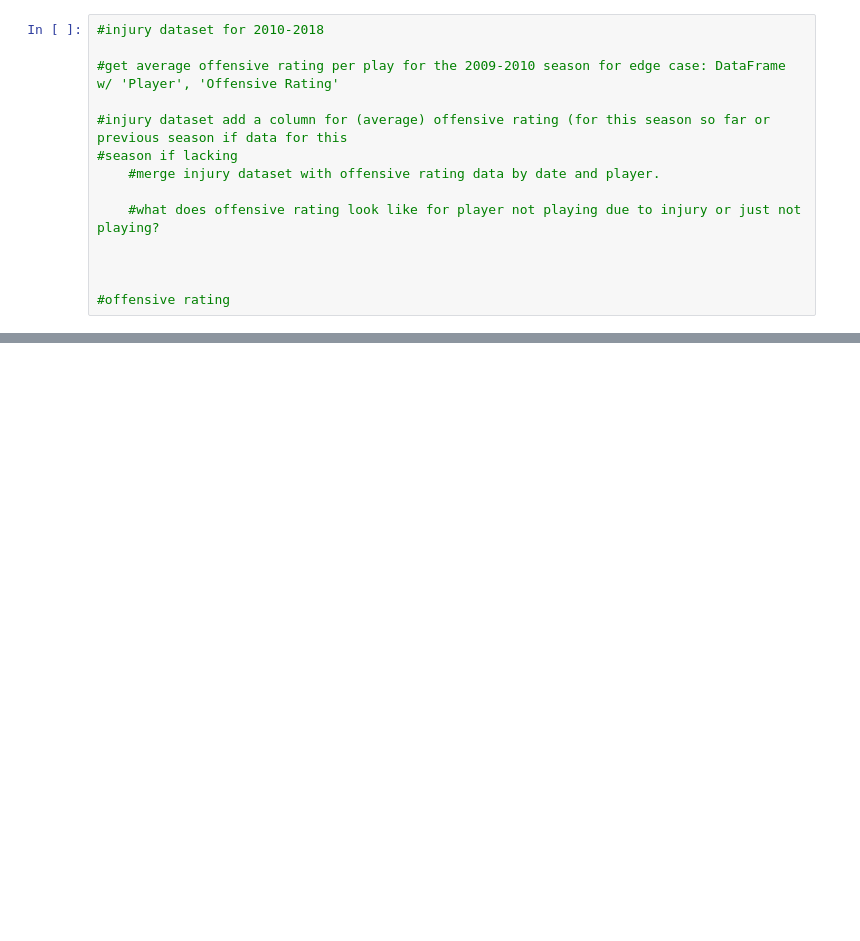
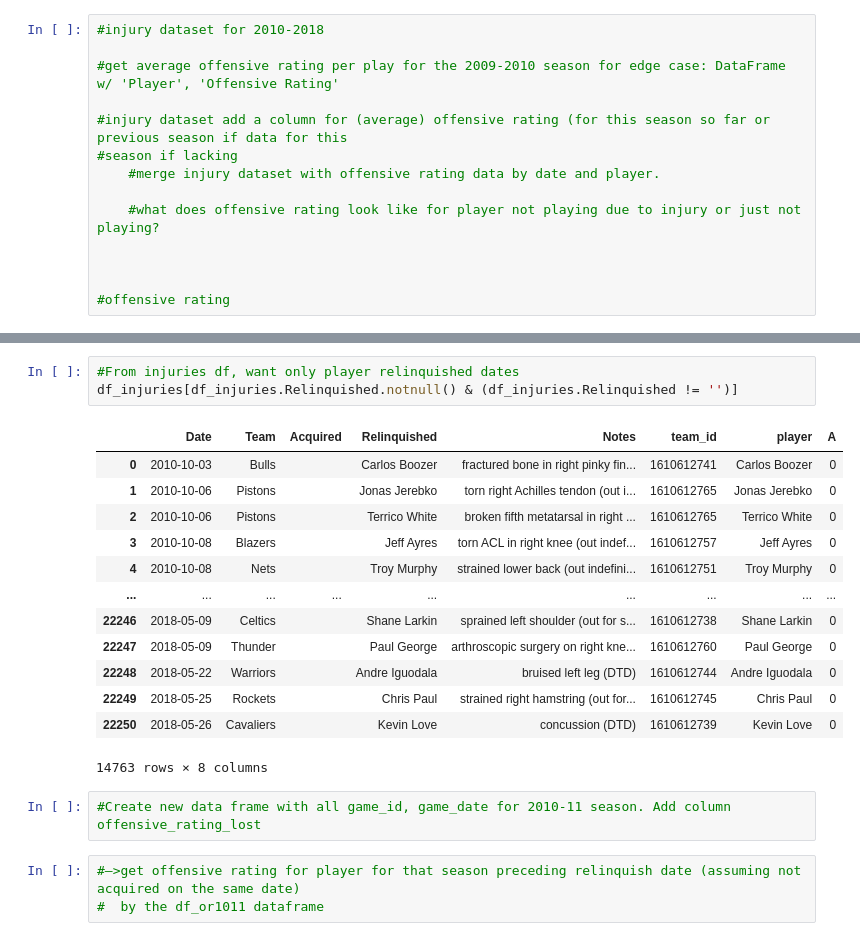
Before and after one commit to pauljacob/DSCapstone2, a Jupyter notebook: 02_Data_Wrangling/csvoutput_02_data_wrangling_6date_team_id_player_name_A_v3.ipynb, the cells around one changed output, grey strips where cells are left out. Cells and saved outputs as stored; diff of their text form; blank space fills up the shorter version.

```diff
--- a/02_Data_Wrangling/csvoutput_02_data_wrangling_6date_team_id_player_name_A_v3.ipynb
+++ b/02_Data_Wrangling/csvoutput_02_data_wrangling_6date_team_id_player_name_A_v3.ipynb
@@ -1007,0 +1111,22 @@ memory usage: 46.4+ MB
+# %%
+#From injuries df, want only player relinquished dates
+df_injuries[df_injuries.Relinquished.notnull() & (df_injuries.Relinquished != '')]
+# %% [output]
+|  | Date | Team | Acquired | Relinquished | Notes | team_id | player | A |
+| 0 | 2010-10-03 | Bulls |  | Carlos Boozer | fractured bone in right pinky fin... | 1610612741 | Carlos Boozer | 0 |
+| 1 | 2010-10-06 | Pistons |  | Jonas Jerebko | torn right Achilles tendon (out i... | 1610612765 | Jonas Jerebko | 0 |
+| 2 | 2010-10-06 | Pistons |  | Terrico White | broken fifth metatarsal in right ... | 1610612765 | Terrico White | 0 |
+| 3 | 2010-10-08 | Blazers |  | Jeff Ayres | torn ACL in right knee (out indef... | 1610612757 | Jeff Ayres | 0 |
+| 4 | 2010-10-08 | Nets |  | Troy Murphy | strained lower back (out indefini... | 1610612751 | Troy Murphy | 0 |
+| ... | ... | ... | ... | ... | ... | ... | ... | ... |
+| 22246 | 2018-05-09 | Celtics |  | Shane Larkin | sprained left shoulder (out for s... | 1610612738 | Shane Larkin | 0 |
+| 22247 | 2018-05-09 | Thunder |  | Paul George | arthroscopic surgery on right kne... | 1610612760 | Paul George | 0 |
+| 22248 | 2018-05-22 | Warriors |  | Andre Iguodala | bruised left leg (DTD) | 1610612744 | Andre Iguodala | 0 |
+| 22249 | 2018-05-25 | Rockets |  | Chris Paul | strained right hamstring (out for... | 1610612745 | Chris Paul | 0 |
+| 22250 | 2018-05-26 | Cavaliers |  | Kevin Love | concussion (DTD) | 1610612739 | Kevin Love | 0 |
+14763 rows × 8 columns
+# %%
+#Create new data frame with all game_id, game_date for 2010-11 season. Add column offensive_rating_lost
+# %%
+#—>get offensive rating for player for that season preceding relinquish date (assuming not acquired on the same date)
+#  by the df_or1011 dataframe
```
Also changed, not shown: parts of 16 cells of this notebook.
